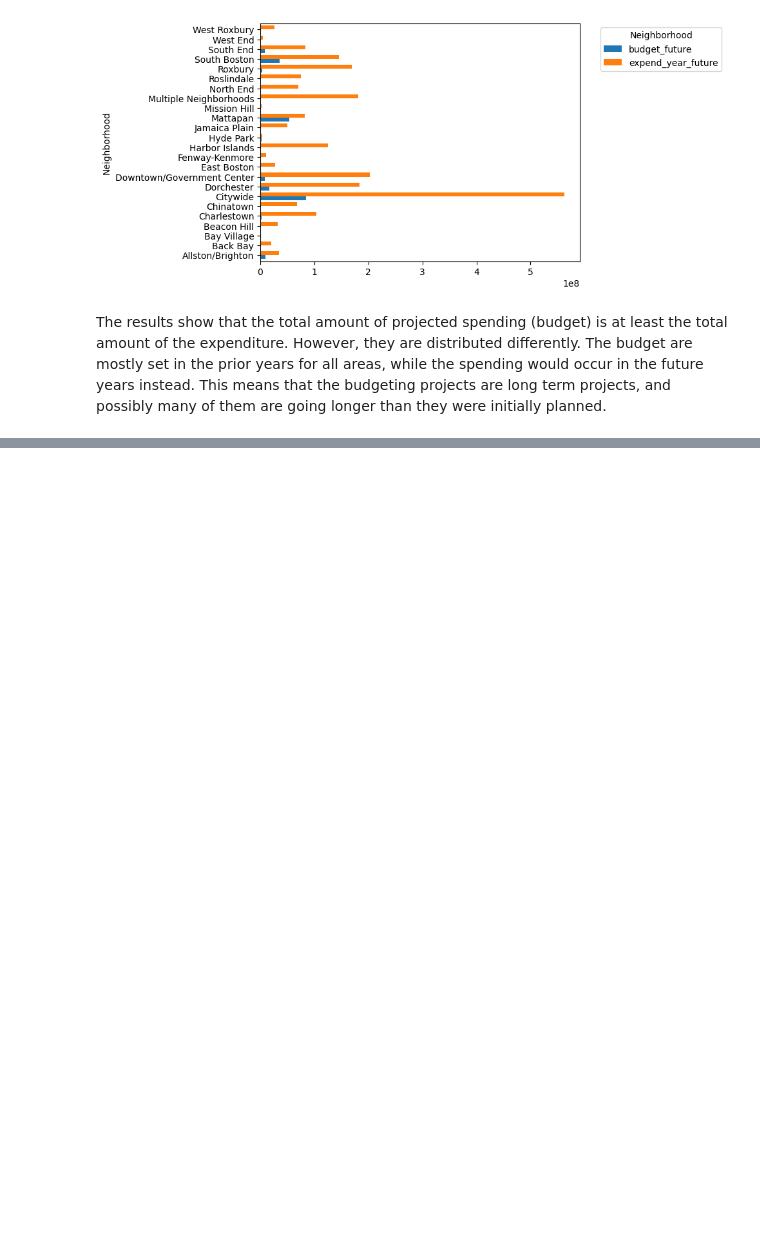
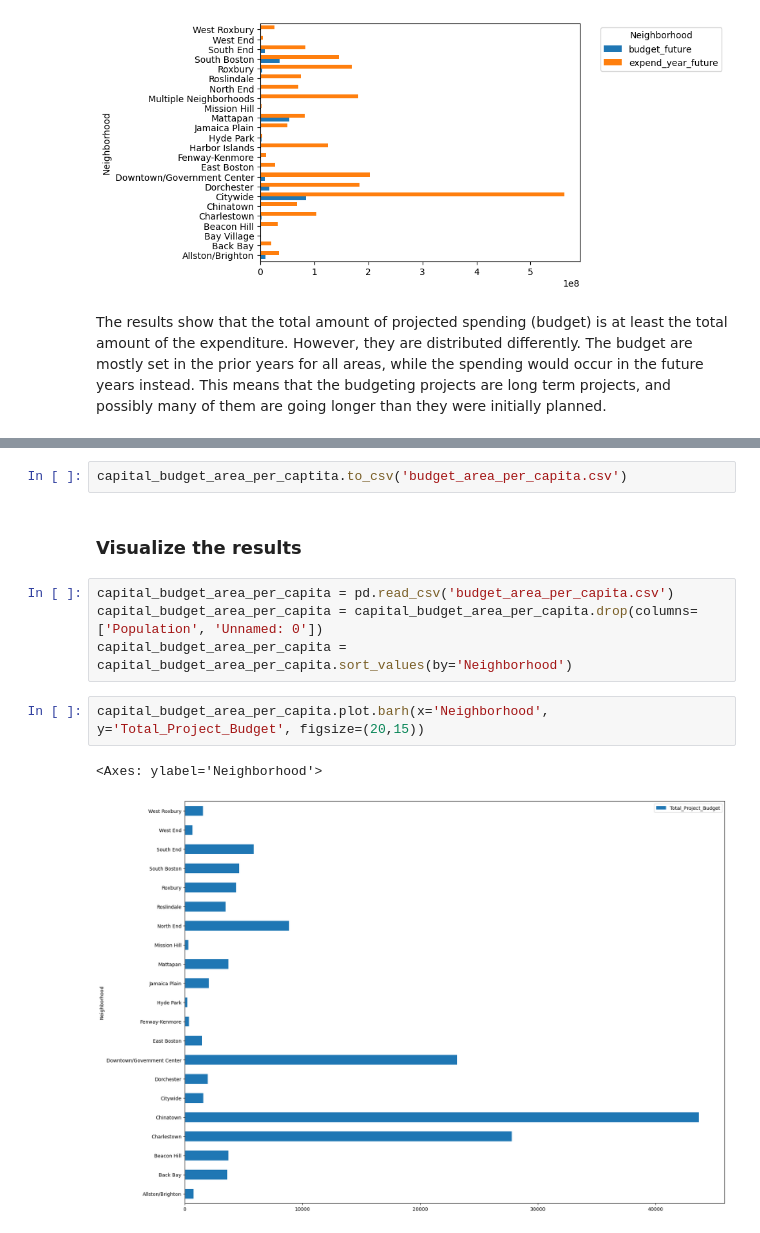
Before and after one commit to BU-Spark/ds-boston-city-budget, a Jupyter notebook: fa23-team-e/area_analysis.ipynb, the cells around one changed output, grey strips where cells are left out. Drawn from its saved outputs; the diff is of its cells as text; blank space fills up the shorter version.

Commit message:
updated area_analysis

```diff
--- a/fa23-team-e/area_analysis.ipynb
+++ b/fa23-team-e/area_analysis.ipynb
@@ -221,0 +363,13 @@ The results show that the total amount of projected spending (budget) is at leas
+# %%
+capital_budget_area_per_captita.to_csv('budget_area_per_capita.csv')
+# %% [markdown]
+### Visualize the results
+# %%
+capital_budget_area_per_capita = pd.read_csv('budget_area_per_capita.csv')
+capital_budget_area_per_capita = capital_budget_area_per_capita.drop(columns=['Population', 'Unnamed: 0'])
+capital_budget_area_per_capita = capital_budget_area_per_capita.sort_values(by='Neighborhood')
+# %%
+capital_budget_area_per_capita.plot.barh(x='Neighborhood', y='Total_Project_Budget', figsize=(20,15))
+# %% [output]
+<Axes: ylabel='Neighborhood'>
+[figure, added]
```
Also changed, not shown: parts of 18 cells of this notebook, 2 other files.
